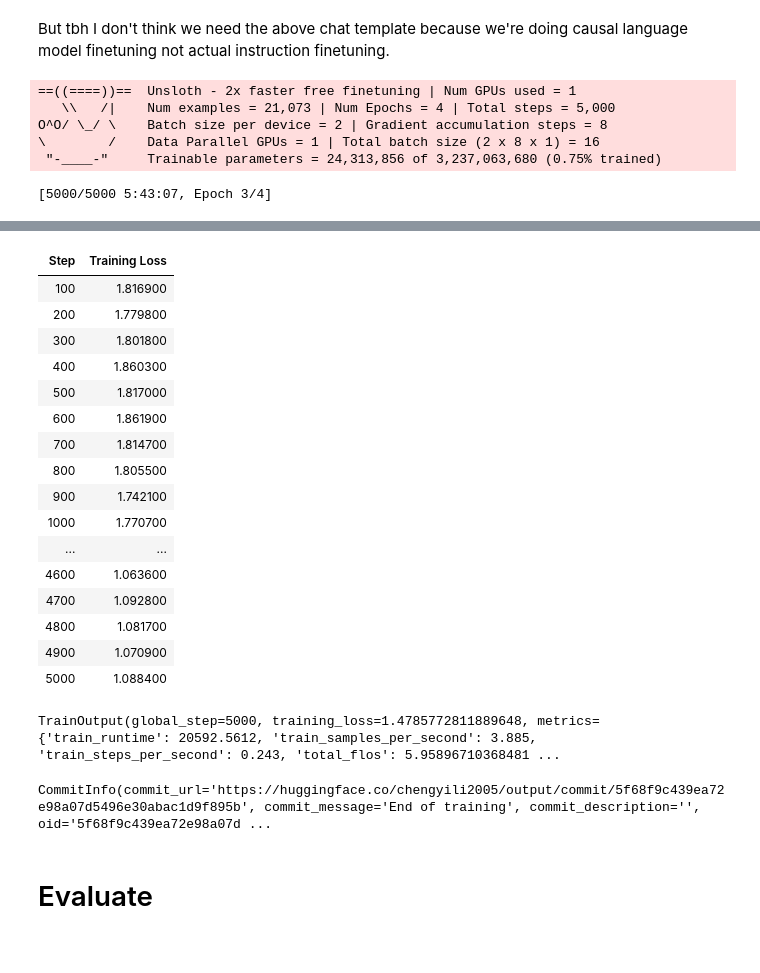
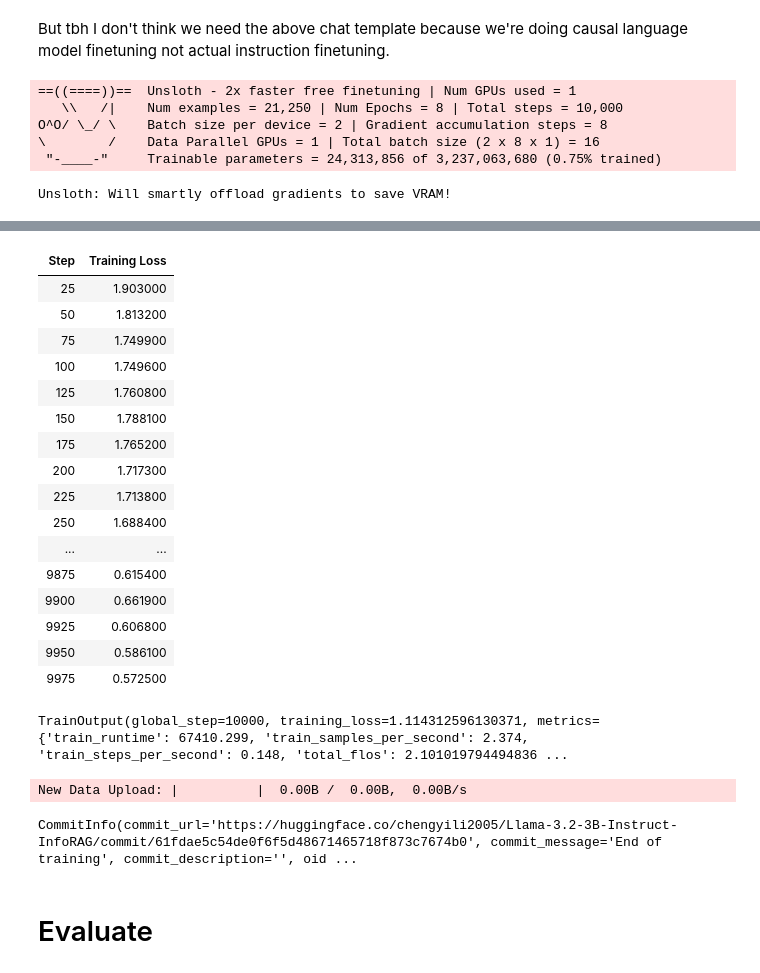
Before and after one commit to chengyili2005/ECS189G-Final-Project, a Jupyter notebook: InfoRAG/Chengyi/llama3_finetune.ipynb, the cells around one changed output, grey strips where cells are left out. Cells and saved outputs as stored; diff of their text form; code cells hidden in the pictures.

```diff
--- a/InfoRAG/Chengyi/llama3_finetune.ipynb
+++ b/InfoRAG/Chengyi/llama3_finetune.ipynb
@@ -121,7 +122,7 @@ But tbh I don't think we need the above chat template because we're doing causal
 # Load in causal fine-tuning dataset
 import pandas as pd
 
-info_data = pd.read_csv('../Code/dataset.csv').set_index("Unnamed: 0")
+info_data = pd.read_csv('../dataset.csv')
 # %%
 # Read in data
 info_data['text'] = (
@@ -154,25 +155,27 @@ trainer=SFTTrainer(
         lr_scheduler_type="linear",
         per_device_train_batch_size=2,
         gradient_accumulation_steps=8, # A batch is effectively per_device_batch_size * gradient_accummulation_steps.
-        max_steps=5000, # Might need to consider using less steps to avoid overfitting, since we're using a smaller dataset.
+        max_steps=10000, # Might need to consider using less steps to avoid overfitting, since we're using a smaller dataset.
         fp16=not is_bfloat16_supported(),
         bf16=is_bfloat16_supported(),
-        logging_steps=100,
+        logging_steps=25,
         optim="paged_adamw_8bit",
         weight_decay=0.01,
-        warmup_steps=100,
-        output_dir="output",
+        warmup_steps=500,
+        output_dir="./Llama-3.2-3B-Instruct-InfoRAG",
         seed=0,
-        save_steps=500,
+        save_steps=1000,
         gradient_checkpointing=True,
+        report_to=['tensorboard'],
+        push_to_hub=True,
     ),
 )
 
 trainer.train()
 # %% [output]
 ==((====))==  Unsloth - 2x faster free finetuning | Num GPUs used = 1
-   \\   /|    Num examples = 21,073 | Num Epochs = 4 | Total steps = 5,000
+   \\   /|    Num examples = 21,250 | Num Epochs = 8 | Total steps = 10,000
 O^O/ \_/ \    Batch size per device = 2 | Gradient accumulation steps = 8
 \        /    Data Parallel GPUs = 1 | Total batch size (2 x 8 x 1) = 16
  "-____-"     Trainable parameters = 24,313,856 of 3,237,063,680 (0.75% trained)
-[5000/5000 5:43:07, Epoch 3/4]
+Unsloth: Will smartly offload gradients to save VRAM!
@@ -179,21 +183,21 @@ O^O/ \_/ \    Batch size per device = 2 | Gradient accumulation steps = 8
 | Step | Training Loss |
-| 100 | 1.816900 |
-| 200 | 1.779800 |
-| 300 | 1.801800 |
-| 400 | 1.860300 |
-| 500 | 1.817000 |
-| 600 | 1.861900 |
-| 700 | 1.814700 |
-| 800 | 1.805500 |
-| 900 | 1.742100 |
-| 1000 | 1.770700 |
+| 25 | 1.903000 |
+| 50 | 1.813200 |
+| 75 | 1.749900 |
+| 100 | 1.749600 |
+| 125 | 1.760800 |
+| 150 | 1.788100 |
+| 175 | 1.765200 |
+| 200 | 1.717300 |
+| 225 | 1.713800 |
+| 250 | 1.688400 |
 | ... | ... |
-| 4600 | 1.063600 |
-| 4700 | 1.092800 |
-| 4800 | 1.081700 |
-| 4900 | 1.070900 |
-| 5000 | 1.088400 |
+| 9875 | 0.615400 |
+| 9900 | 0.661900 |
+| 9925 | 0.606800 |
+| 9950 | 0.586100 |
+| 9975 | 0.572500 |
-TrainOutput(global_step=5000, training_loss=1.4785772811889648, metrics={'train_runtime': 20592.5612, 'train_samples_per_second': 3.885, 'train_steps_per_second': 0.243, 'total_flos': 5.95896710368481 ...
+TrainOutput(global_step=10000, training_loss=1.114312596130371, metrics={'train_runtime': 67410.299, 'train_samples_per_second': 2.374, 'train_steps_per_second': 0.148, 'total_flos': 2.101019794494836 ...
 # %%
 kwargs = {
     "dataset_tags": "wikimedia/wikipedia",
@@ -206,7 +210,8 @@ kwargs = {
 }
 trainer.push_to_hub(**kwargs)
 # %% [output]
-CommitInfo(commit_url='https://huggingface.co/chengyili2005/output/commit/5f68f9c439ea72e98a07d5496e30abac1d9f895b', commit_message='End of training', commit_description='', oid='5f68f9c439ea72e98a07d ...
+New Data Upload: |          |  0.00B /  0.00B,  0.00B/s
+CommitInfo(commit_url='https://huggingface.co/chengyili2005/Llama-3.2-3B-Instruct-InfoRAG/commit/61fdae5c54de0f6f5d48671465718f873c7674b0', commit_message='End of training', commit_description='', oid ...
 # %% [markdown]
 # Evaluate
 # %%
```
Also changed, not shown: parts of 4 cells of this notebook.
